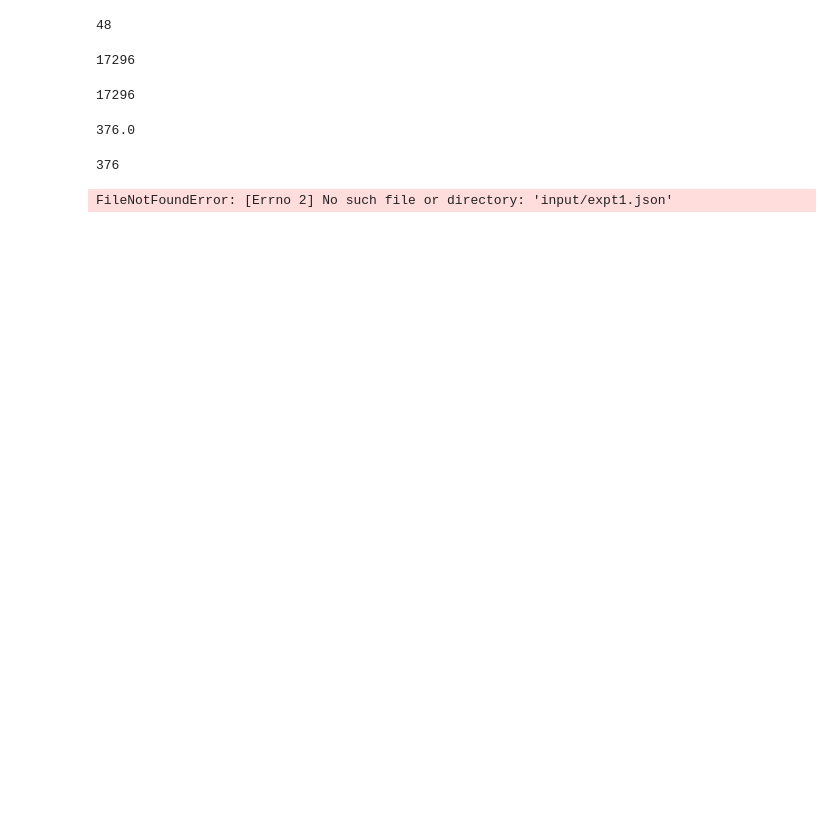
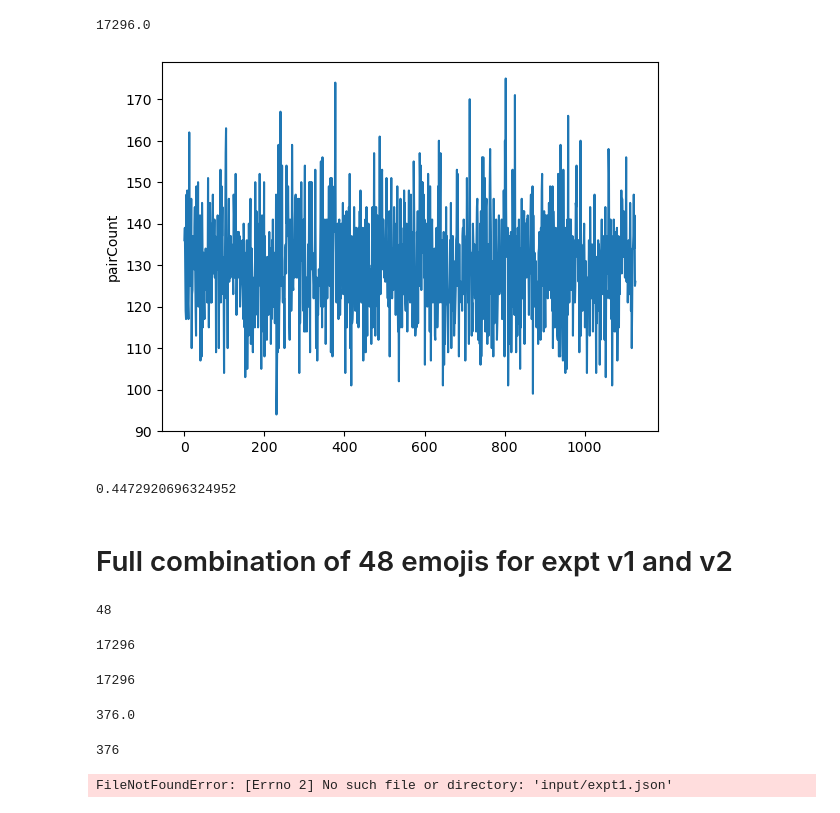
Before and after one commit to yiling-yun/emojiSimilarity, a Jupyter notebook: prepareStim.ipynb, the cells around one changed output. Cells and saved outputs as stored; diff of their text form; code cells hidden in the pictures; blank space fills up the shorter version.

```diff
--- a/prepareStim.ipynb
+++ b/prepareStim.ipynb
@@ -10,3 +196,62 @@ os.getcwd()
+# %%
+48*47*46/6
+# %% [output]
+17296.0
+# %%
+n = len(testEmjFileName)
+total = n * (n - 1) * (n - 2) / 6
+# %%
+for i in range(int(total)):
+    trio = []
+
+    first = random.choice(testEmjFileName)
+    trio.append(first)
+
+    second = random.choice(testEmjFileName)
+    while second == first:
+        second = random.choice(testEmjFileName)
+    trio.append(second)
+
+    third = random.choice(testEmjFileName)
+    while third == first or third == second:
+        third = random.choice(testEmjFileName)
+    trio.append(third)
+
+    testTrios.append(trio)
+# %%
+testTrios = [sorted(trio) for trio in testTrios]
+# %%
+# check pairs
+for trio in testTrios:
+    # check first two
+    first = min(trio[0], trio[1])
+    second = max(trio[0], trio[1])
+    allPairsCountDict[(first, second)] += 1
+
+    # check first and last
+    first = min(trio[1], trio[2])
+    second = max(trio[1], trio[2])
+    allPairsCountDict[(first, second)] += 1
+
+    # check last two
+    first = min(trio[0], trio[2])
+    second = max(trio[0], trio[2])
+    allPairsCountDict[(first, second)] += 1
+# %%
+plt.plot(allPairsCountDict.values())
+plt.ylabel("pairCount")
+plt.show()
+# %% [output]
+[figure, added]
+# %%
+# proportion of unique trials
+total = len(testTrios)
+unique = len([list(x) for x in set(tuple(x) for x in testTrios)])
+unique / total
+# %% [output]
+0.4472920696324952
+# %% [markdown]
+# Full combination of 48 emojis for expt v1 and v2
 # %%
 testEmjFileName =["836",
 "1098",
```
Also changed, not shown: parts of 23 cells of this notebook, 5 other files.
